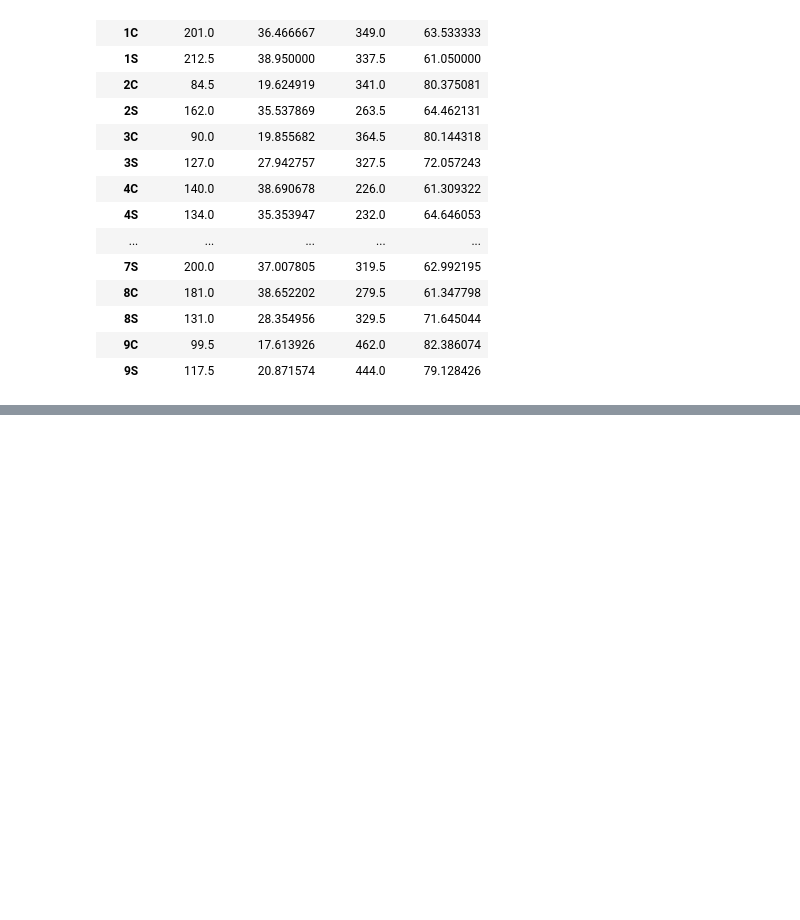
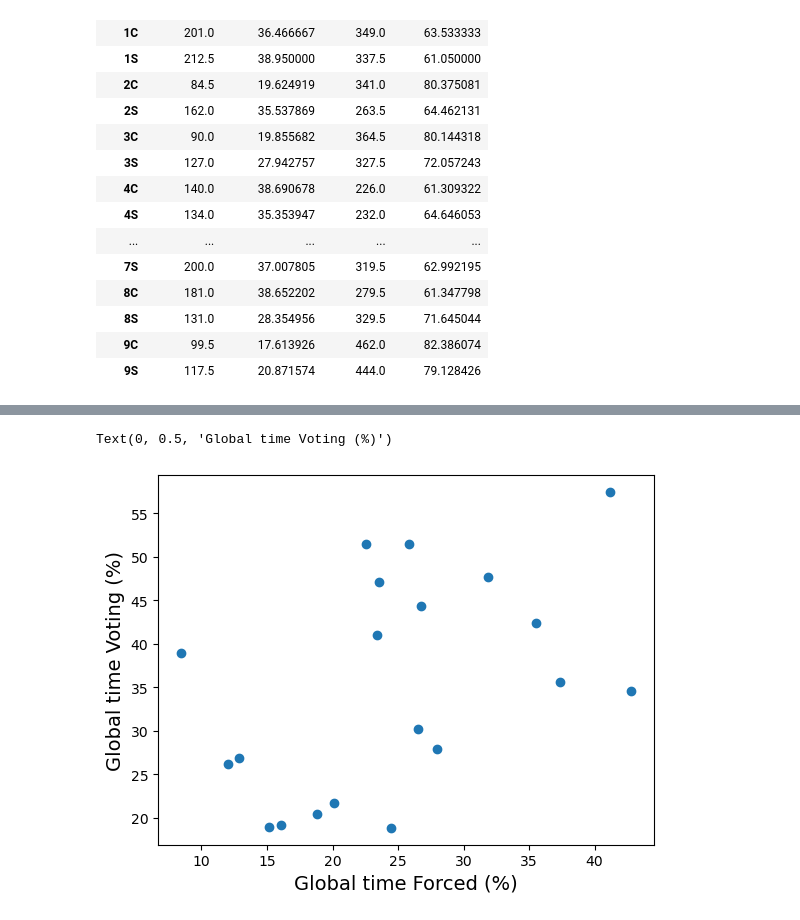
Before and after one commit to DebbyX3/CIDERHololensCollabManip, a Jupyter notebook: UserExperiments/LogAnalysis.ipynb, the cells around one changed output, grey strips where cells are left out. Cells and saved outputs as stored; diff of their text form; code cells hidden in the pictures; blank space fills up the shorter version.

```diff
--- a/UserExperiments/LogAnalysis.ipynb
+++ b/UserExperiments/LogAnalysis.ipynb
@@ -381,0 +437,9 @@ count_time_user_df.groupby(["UserId"]).mean(numeric_only=True)
+# %%
+# same but just scatter
+
+plt.scatter(x = merged_global_perc["GlobalTimePercForced"], y=merged_global_perc["GlobalTimePercVoting"])
+plt.xlabel('Global time Forced (%)', fontsize=14)
+plt.ylabel('Global time Voting (%)', fontsize=14)
+# %% [output]
+Text(0, 0.5, 'Global time Voting (%)')
+[figure, added]
```
Also changed, not shown: parts of 5 cells of this notebook.
